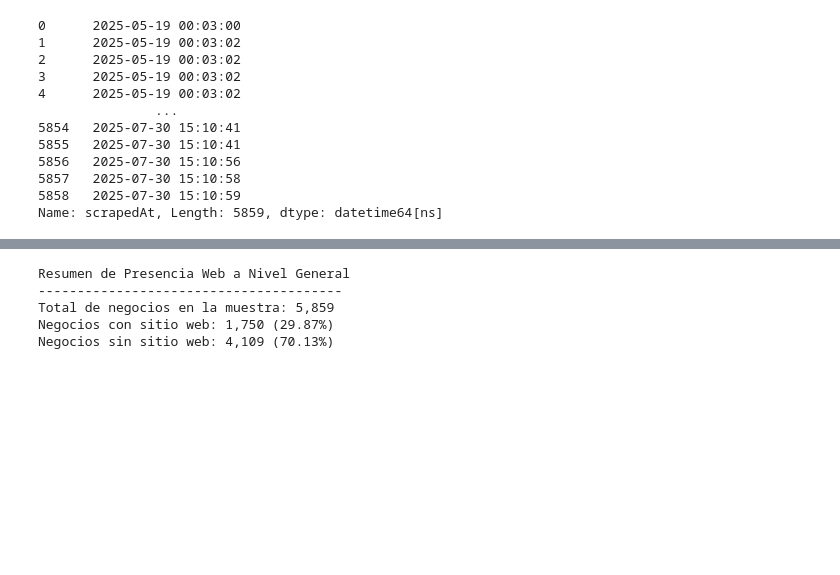
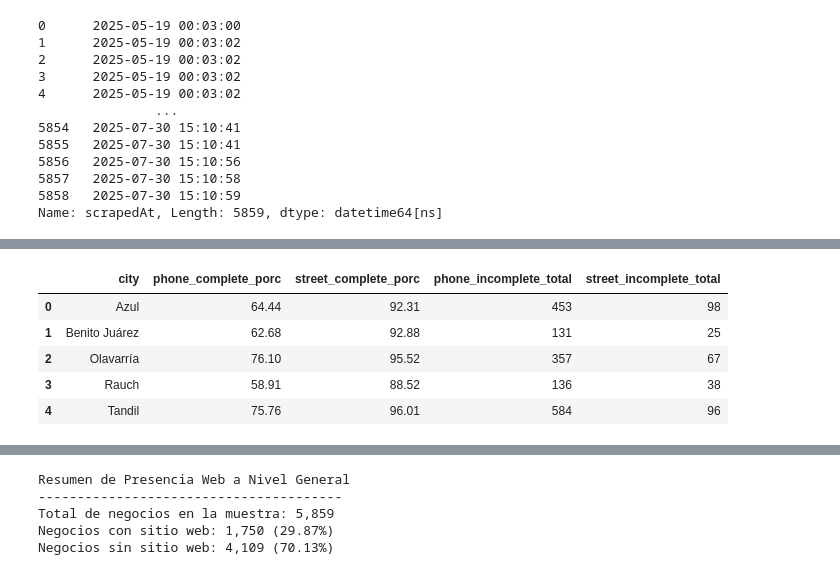
Before and after one commit to MCCastroMaluta/Portfolio-Python-es, a Jupyter notebook: Notebooks/02-EDA.ipynb, the cells around one changed output, grey strips where cells are left out. Cells and saved outputs as stored; diff of their text form; code cells hidden in the pictures; blank space fills up the shorter version.

Commit message:
registros street y phone

```diff
--- a/Notebooks/02-EDA.ipynb
+++ b/Notebooks/02-EDA.ipynb
@@ -148,0 +149,18 @@ df.sample(10)
+# %%
+# Calcular métricas de completitud por ciudad
+completitud = (df.groupby('city').agg(
+        phone_complete_porc=('phone', lambda x: round((x.str.lower().ne('incomplete').mean() * 100), 2)),
+        street_complete_porc=('street', lambda x: round((x.str.lower().ne('incomplete').mean() * 100), 2)),
+        phone_incomplete_total=('phone', lambda x: (x.str.lower() == 'incomplete').sum()),
+        street_incomplete_total=('street', lambda x: (x.str.lower() == 'incomplete').sum())
+    )
+    .reset_index()
+)
+completitud
+# %% [output]
+|  | city | phone_complete_porc | street_complete_porc | phone_incomplete_total | street_incomplete_total |
+| 0 | Azul | 64.44 | 92.31 | 453 | 98 |
+| 1 | Benito Juárez | 62.68 | 92.88 | 131 | 25 |
+| 2 | Olavarría | 76.10 | 95.52 | 357 | 67 |
+| 3 | Rauch | 58.91 | 88.52 | 136 | 38 |
+| 4 | Tandil | 75.76 | 96.01 | 584 | 96 |
```
Also changed, not shown: parts of 7 cells of this notebook, 1 other file.
